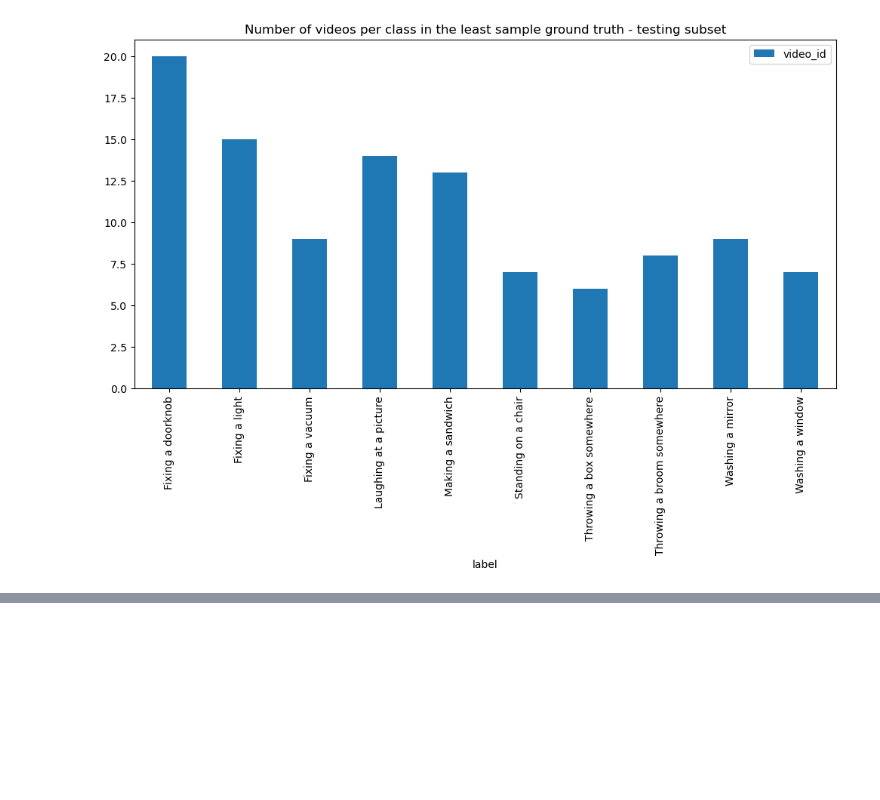
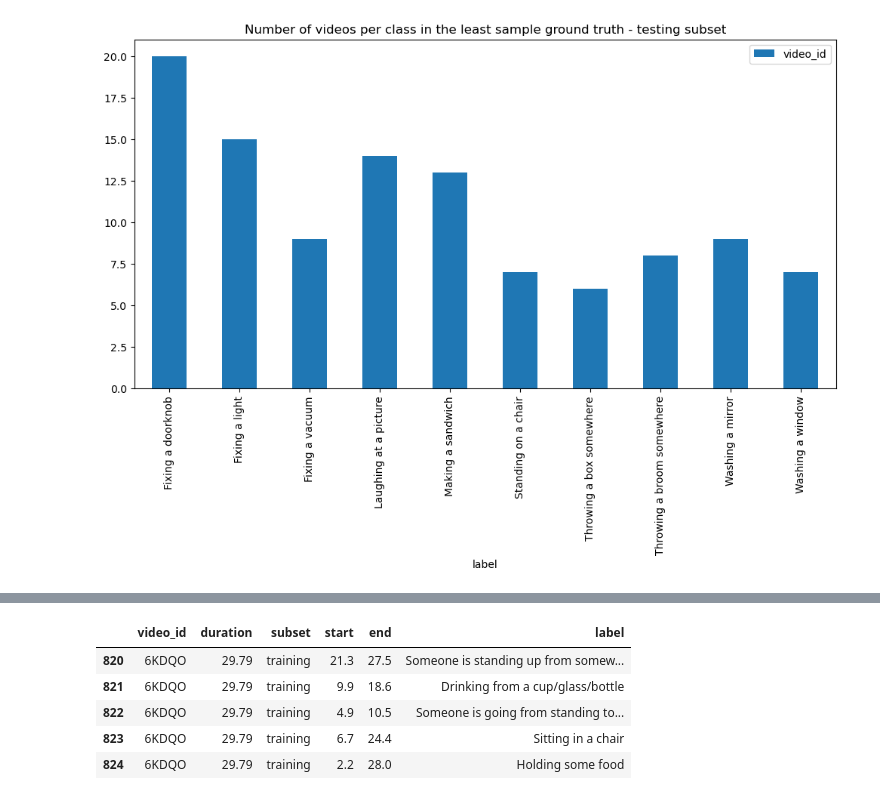
Before and after one commit to dangtna1/THUMOS-14_TAD, a Jupyter notebook: notebooks/charades_sample_building.ipynb, the cells around one changed output, grey strips where cells are left out. Cells and saved outputs as stored; diff of their text form; code cells hidden in the pictures; blank space fills up the shorter version.

```diff
--- a/notebooks/charades_sample_building.ipynb
+++ b/notebooks/charades_sample_building.ipynb
@@ -145,0 +195,9 @@ most_sample_gt_df[most_sample_gt_df["subset"] == "testing"].groupby("label").agg
+# %%
+most_sample_gt_df[most_sample_gt_df['video_id'] == '6KDQO']
+# %% [output]
+|  | video_id | duration | subset | start | end | label |
+| 820 | 6KDQO | 29.79 | training | 21.3 | 27.5 | Someone is standing up from somew... |
+| 821 | 6KDQO | 29.79 | training | 9.9 | 18.6 | Drinking from a cup/glass/bottle |
+| 822 | 6KDQO | 29.79 | training | 4.9 | 10.5 | Someone is going from standing to... |
+| 823 | 6KDQO | 29.79 | training | 6.7 | 24.4 | Sitting in a chair |
+| 824 | 6KDQO | 29.79 | training | 2.2 | 28.0 | Holding some food |
```
Also changed, not shown: parts of 14 cells of this notebook.
